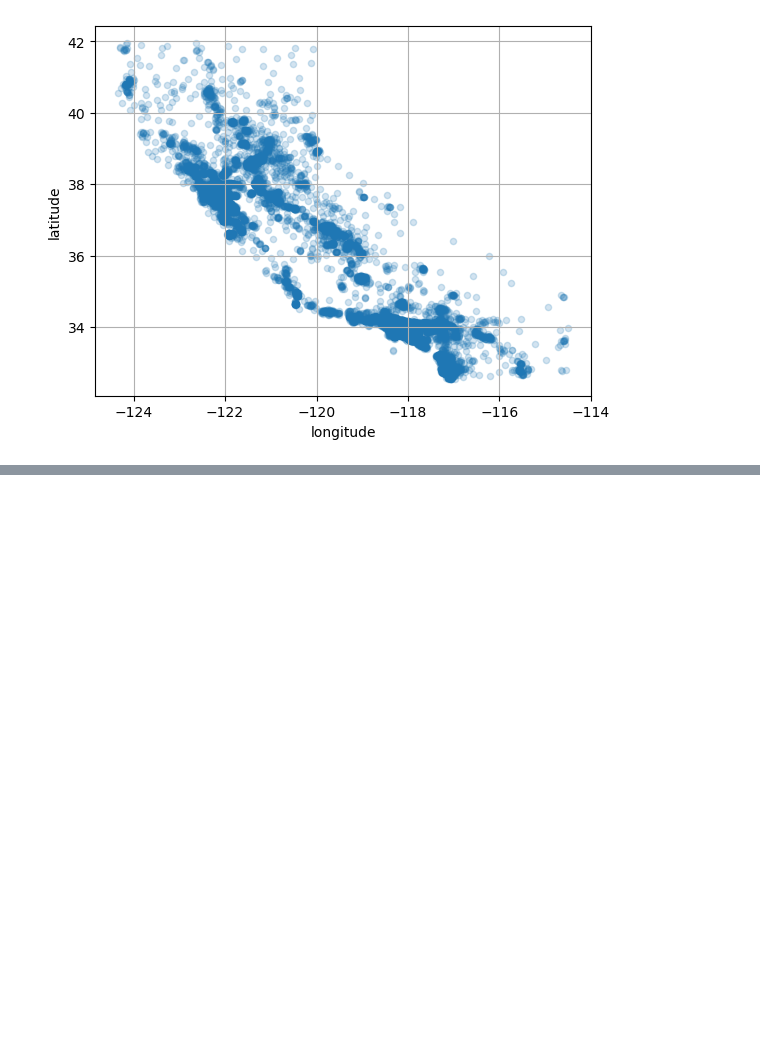
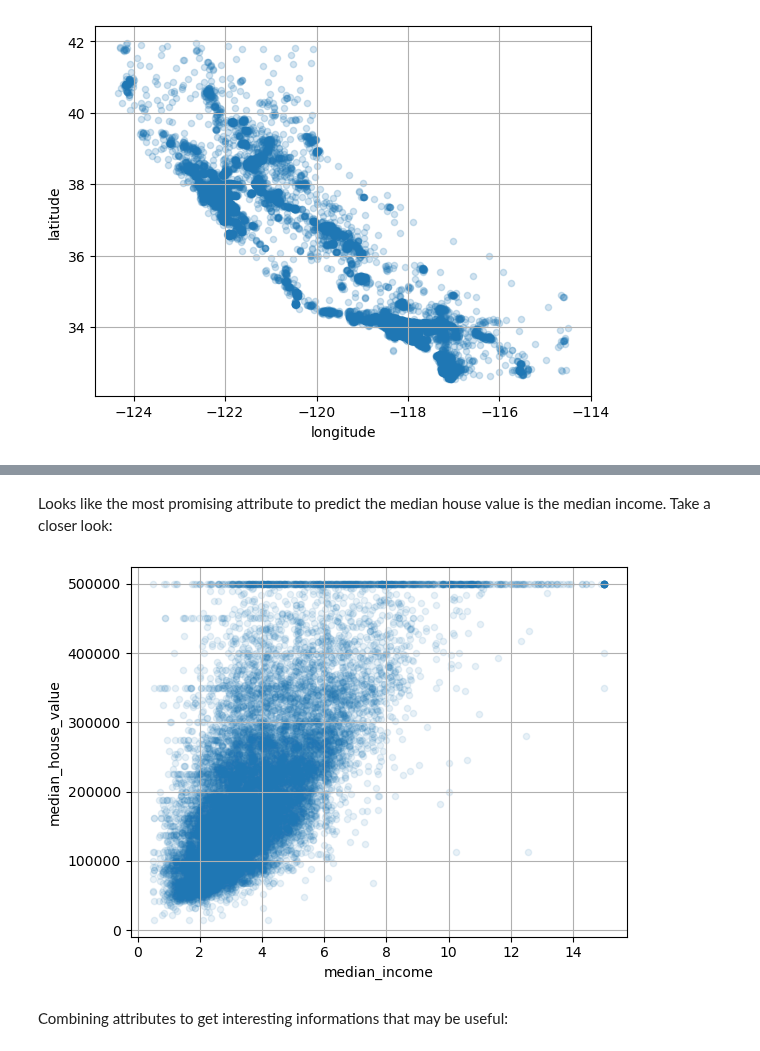
Before and after one commit to vitech-source/Hands-on_ML, a Jupyter notebook: 02_end_to_end_ml_project.ipynb, the cells around one changed output, grey strips where cells are left out. Cells and saved outputs as stored; diff of their text form; code cells hidden in the pictures; blank space fills up the shorter version.

```diff
--- a/02_end_to_end_ml_project.ipynb
+++ b/02_end_to_end_ml_project.ipynb
@@ -198,0 +236,9 @@ plt.show()
+# %% [markdown]
+Looks like the most promising attribute to predict the median house value is the median income. Take a closer look:
+# %%
+housing.plot(kind="scatter" , x="median_income" , y="median_house_value" , alpha=0.1 , grid=True)
+plt.show()
+# %% [output]
+[figure, added]
+# %% [markdown]
+Combining attributes to get interesting informations that may be useful:
```
Also changed, not shown: parts of 45 cells of this notebook.
